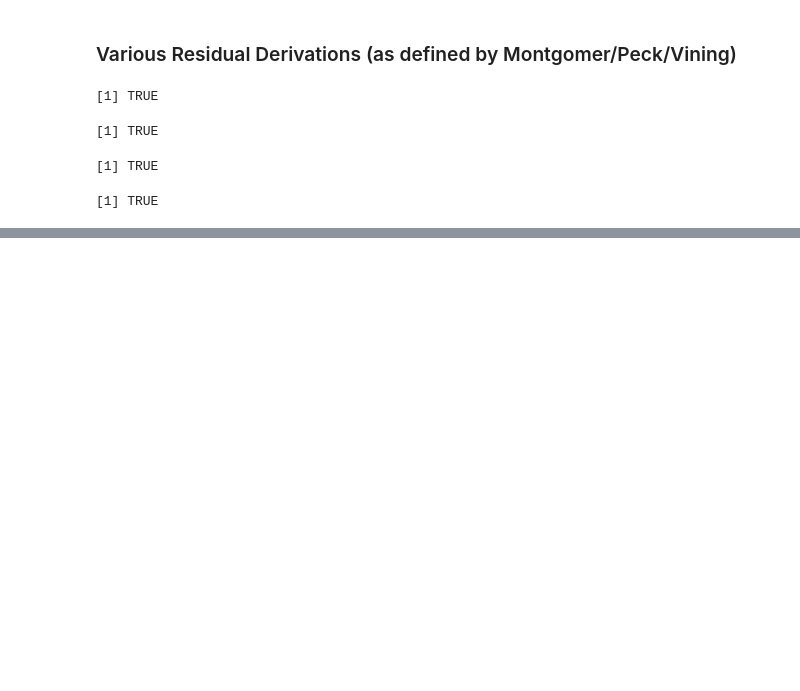
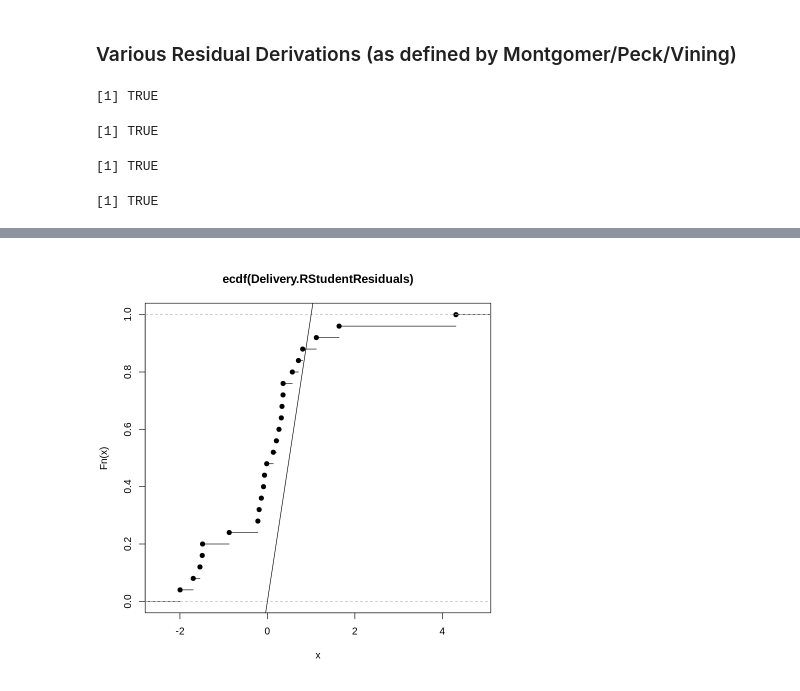
Before and after one commit to j-buss/Introduction-to-Linear-Regression-Analysis, a Jupyter notebook: Chapter_04/Chapter_04_Examples_R.ipynb, the cells around one changed output, grey strips where cells are left out. Cells and saved outputs as stored; diff of their text form; code cells hidden in the pictures; blank space fills up the shorter version.

```diff
--- a/Chapter_04/Chapter_04_Examples_R.ipynb
+++ b/Chapter_04/Chapter_04_Examples_R.ipynb
@@ -262,0 +217,7 @@ stdres(Delivery.lm)
+# %%
+P = ecdf(Delivery.RStudentResiduals)
+# %%
+plot(P)
+abline(0,1)
+# %% [output]
+[figure, added]
```
Also changed, not shown: parts of 26 cells of this notebook.
